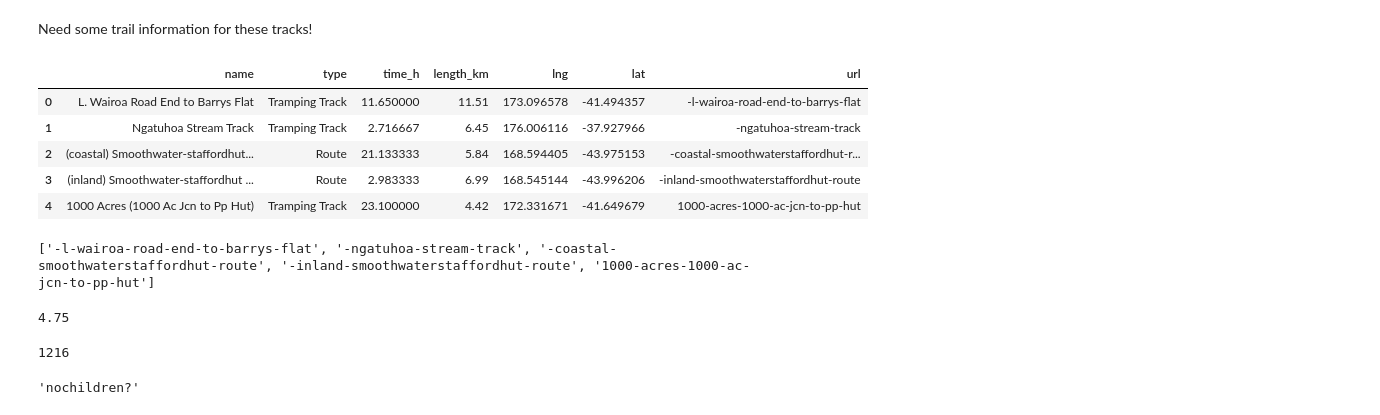
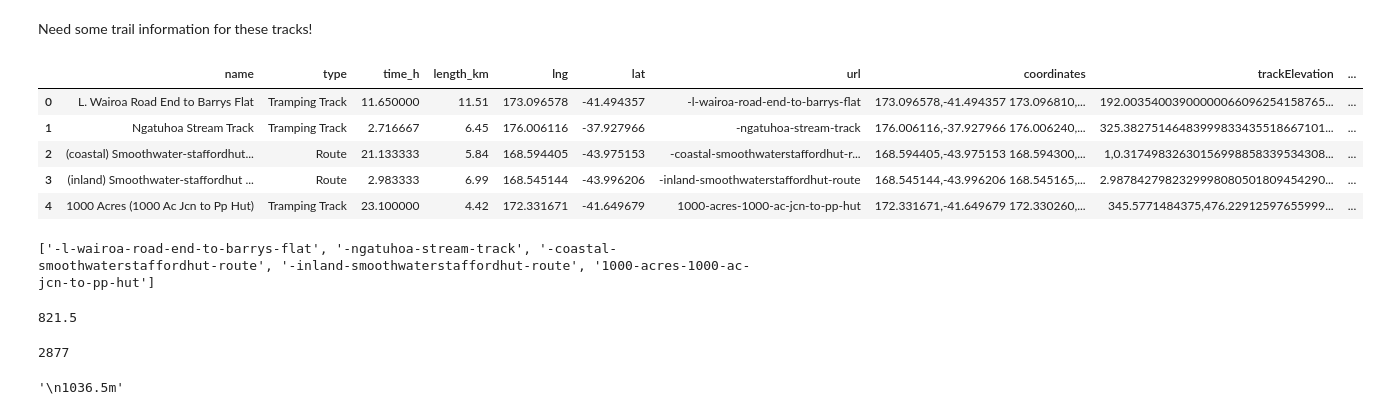
Before and after one commit to robynmundle/trail_recommender, a Jupyter notebook: Web_Scraping-Copy1.ipynb, the cells around one changed output. Cells and saved outputs as stored; diff of their text form; code cells hidden in the pictures.

```diff
--- a/Web_Scraping-Copy1.ipynb
+++ b/Web_Scraping-Copy1.ipynb
@@ -36,15 +48,12 @@ memory usage: 204.0+ KB
 # %% [markdown]
 Need some trail information for these tracks!
 # %%
-df = pd.read_csv('data/WalkingKiwi_Tracks.csv', index_col=0)
-df.head()
-track_urls = df.url.tolist()
-print(track_urls[:5])
+df = pd.read_csv('data/WalkingKiwi_Tracks2.csv', index_col=0)
 # %% [output]
-|  | name | type | time_h | length_km | lng | lat | url |
-| 0 | L. Wairoa Road End to Barrys Flat | Tramping Track | 11.650000 | 11.51 | 173.096578 | -41.494357 | -l-wairoa-road-end-to-barrys-flat |
-| 1 | Ngatuhoa Stream Track | Tramping Track | 2.716667 | 6.45 | 176.006116 | -37.927966 | -ngatuhoa-stream-track |
-| 2 | (coastal) Smoothwater-staffordhut... | Route | 21.133333 | 5.84 | 168.594405 | -43.975153 | -coastal-smoothwaterstaffordhut-r... |
-| 3 | (inland) Smoothwater-staffordhut ... | Route | 2.983333 | 6.99 | 168.545144 | -43.996206 | -inland-smoothwaterstaffordhut-route |
-| 4 | 1000 Acres (1000 Ac Jcn to Pp Hut) | Tramping Track | 23.100000 | 4.42 | 172.331671 | -41.649679 | 1000-acres-1000-ac-jcn-to-pp-hut |
+|  | name | type | time_h | length_km | lng | lat | url | coordinates | trackElevation | ... |
+| 0 | L. Wairoa Road End to Barrys Flat | Tramping Track | 11.650000 | 11.51 | 173.096578 | -41.494357 | -l-wairoa-road-end-to-barrys-flat | 173.096578,-41.494357 173.096810,... | 192.00354003900000066096254158765... | ... |
+| 1 | Ngatuhoa Stream Track | Tramping Track | 2.716667 | 6.45 | 176.006116 | -37.927966 | -ngatuhoa-stream-track | 176.006116,-37.927966 176.006240,... | 325.38275146483999833435518667101... | ... |
+| 2 | (coastal) Smoothwater-staffordhut... | Route | 21.133333 | 5.84 | 168.594405 | -43.975153 | -coastal-smoothwaterstaffordhut-r... | 168.594405,-43.975153 168.594300,... | 1,0.31749832630156998858339534308... | ... |
+| 3 | (inland) Smoothwater-staffordhut ... | Route | 2.983333 | 6.99 | 168.545144 | -43.996206 | -inland-smoothwaterstaffordhut-route | 168.545144,-43.996206 168.545165,... | 2.9878427982329998080501809454290... | ... |
+| 4 | 1000 Acres (1000 Ac Jcn to Pp Hut) | Tramping Track | 23.100000 | 4.42 | 172.331671 | -41.649679 | 1000-acres-1000-ac-jcn-to-pp-hut | 172.331671,-41.649679 172.330260,... | 345.5771484375,476.22912597655999... | ... |
 ['-l-wairoa-road-end-to-barrys-flat', '-ngatuhoa-stream-track', '-coastal-smoothwaterstaffordhut-route', '-inland-smoothwaterstaffordhut-route', '1000-acres-1000-ac-jcn-to-pp-hut']
@@ -90,10 +60,10 @@ duration.append('nochildren?')
 # %%
-df.length_km[len(length)-1]
+df.maxElevation[len(maxElevation)-1]
 # %% [output]
-4.75
+821.5
 # %%
-len(length)
-length[-1]
+len(maxElevation)
+maxElevation[-1]
 # %% [output]
-1216
+2877
-'nochildren?'
+'\n1036.5m'
```
Also changed, not shown: parts of 9 cells of this notebook, 4 other files.
